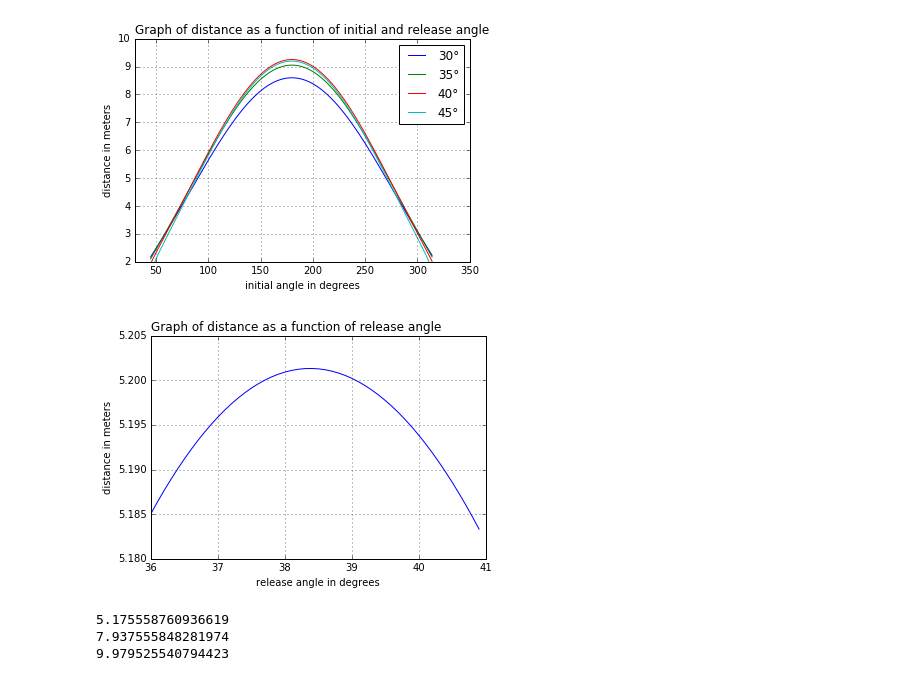
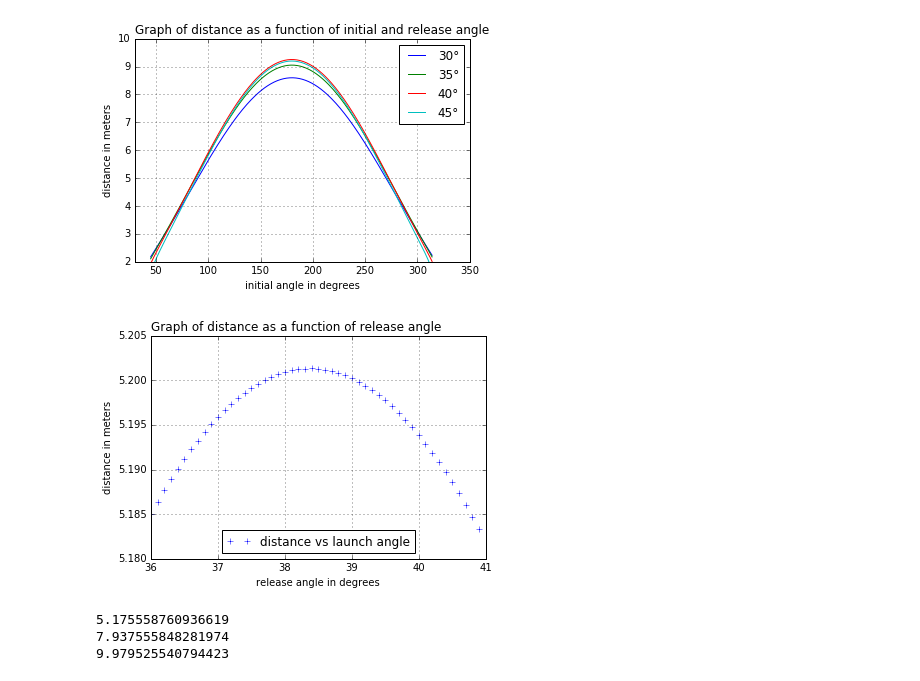
Before and after one commit to nlpet/studies, a Jupyter notebook: maths/swing.ipynb, the cells around one changed output. Saved outputs shown, nothing was run; the diff lists cells and outputs as text; code cells hidden in the pictures.

```diff
--- a/maths/swing.ipynb
+++ b/maths/swing.ipynb
@@ -189,19 +194,19 @@ def flight_dist_complete(r, th, alph, h):
     return result * r
 # %%
 results = []
+alpha = 180
 
-for l in np.arange(0.5, 3, 0.5):
-    for theta in np.arange(15, 45, 0.5):
-        for alpha in np.arange(60, 181, 0.5):
-            for h in np.arange(0.1, 0.6, 0.1):
-                result = flight_dist_complete(l, radians(theta), radians(alpha), h)
-                if not results or results[4] < result:
-                    results = (r, theta, alpha, h, result)
+for l in np.arange(0.5, 3, 0.1):
+    for theta in np.arange(15, 45, 0.25):
+        for h in np.arange(0.1, 0.9, 0.5):
+            result = flight_dist_complete(l, radians(theta), radians(alpha), h)
+            if not results or results[3] < result:
+                results = (r, theta, h, result)
 
 print("Rope length: {}".format(results[0]))
 print("Release angle: {}".format(results[1]))
-print("Start angle: {}".format(results[2]))
-print("Height (nadir point): {}".format(results[3]))
-print("Distance: {}".format(results[4]))
+print("Start angle: {}".format(alpha))
+print("Height (nadir point): {}".format(results[2]))
+print("Distance: {}".format(results[3]))
 # %% [output]
 Rope length: 1
@@ -236,28 +241,28 @@ display_2d_plot(
 # %%
 # Fixed optimal initial angle
 h = 0.5
 l = 2.0
 alpha = 90
 
 thetas = np.arange(36, 41, 0.1)
 plots = []
 
 labels = {'xlabel': 'release angle in degrees', 'ylabel': 'distance in meters'}
 
 result = [
     flight_dist_complete(l, radians(theta), radians(alpha), h)
     for theta in thetas
 ]
 
-plots = [(result, '', '')]
+plots = [(result, '', 'distance vs launch angle')]
 
 lims = {'xlim': [30, 350], 'ylim': [2, 10]}
 img='optimal_theta_zoomed_in_90starting.png'
 display_2d_plot(
-    thetas, plots, labels, loc=1, img=img,
+    thetas, plots, labels, loc=8, img=img,
     title="Graph of distance as a function of release angle")
 # %% [output]
-[figure, old version]
+[figure, new version]
 # %%
 # Total height 2.5 meters, recommended safety surfacing 2.5 * 2
 
```
Also changed, not shown: parts of 5 cells of this notebook.
